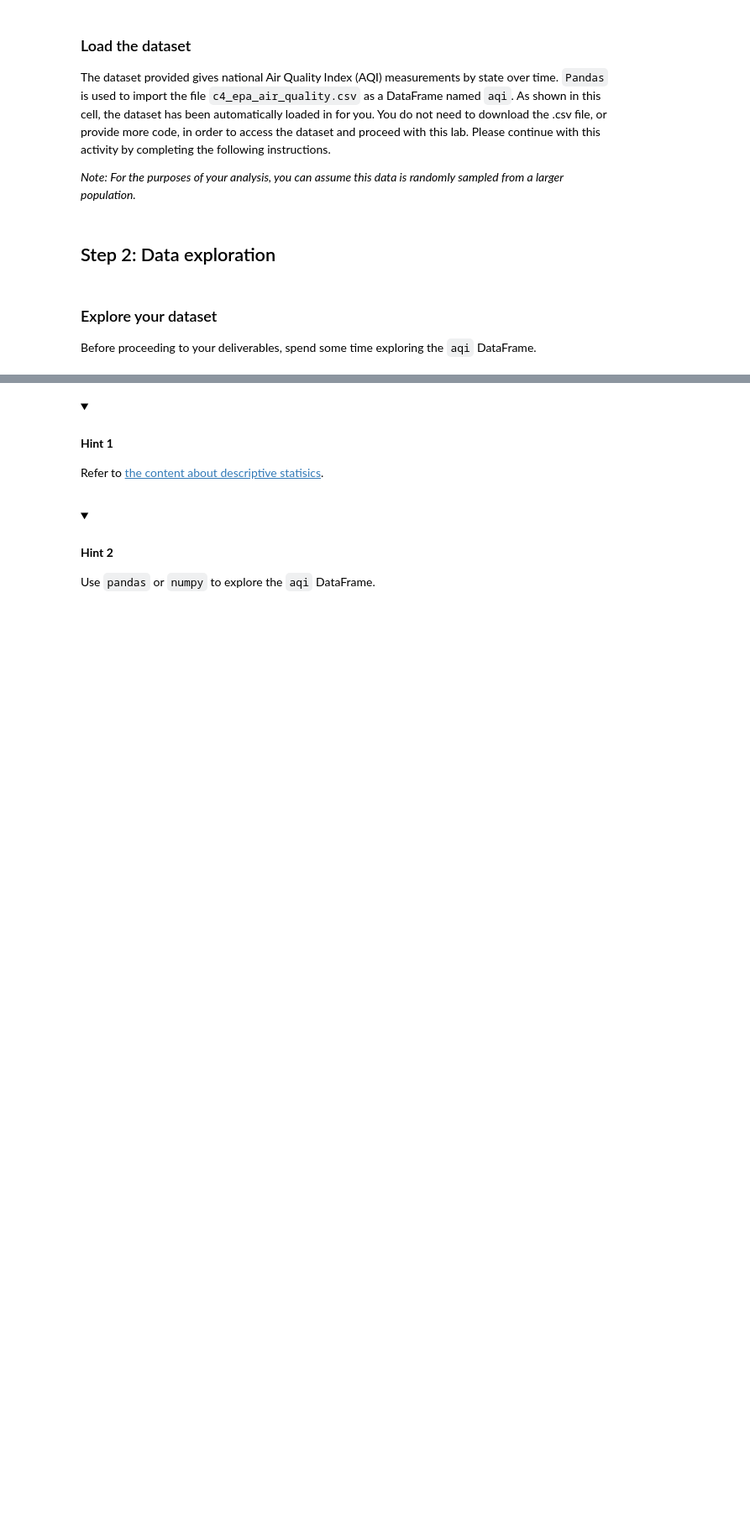
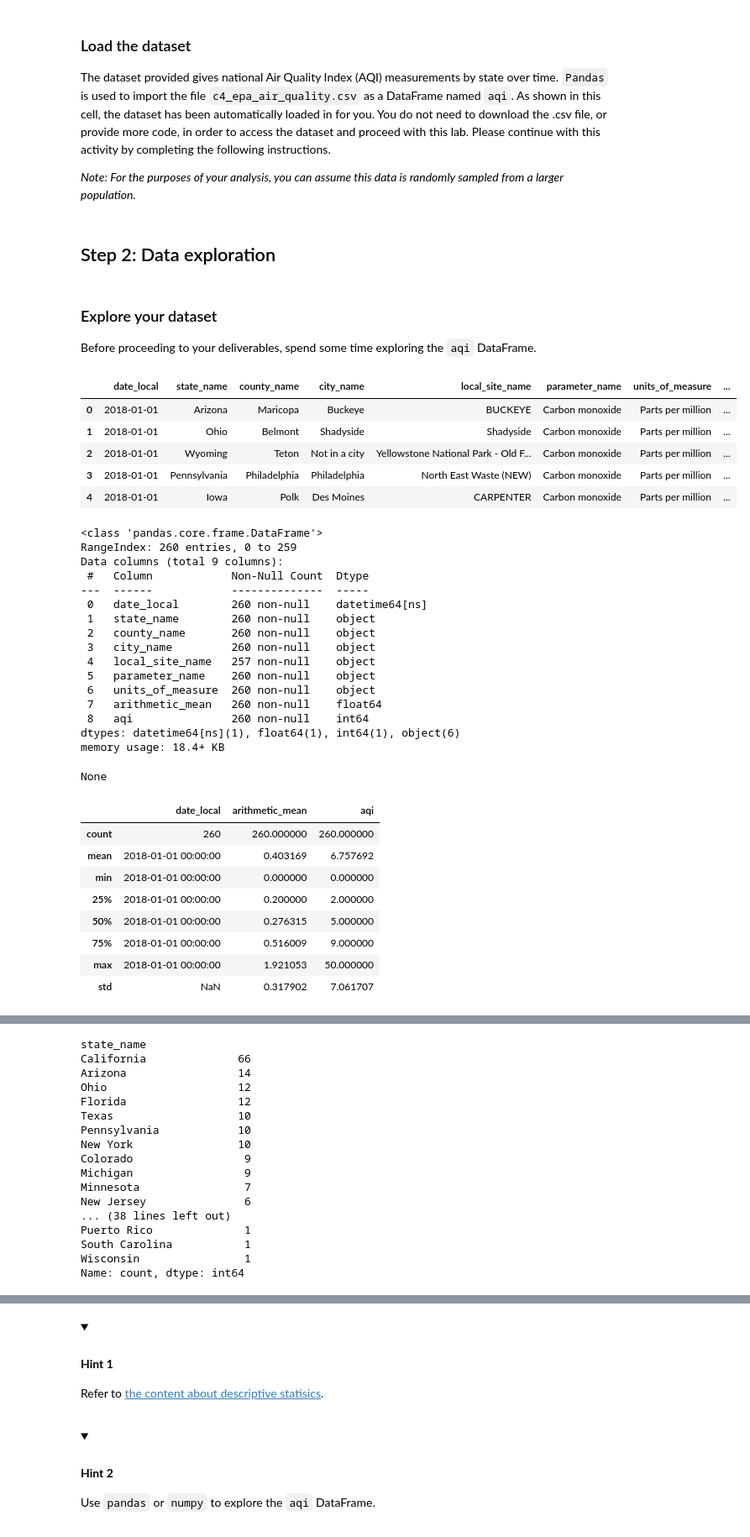
Before and after one commit to andrefsr/Google-Advanced-Data-Analytics-Certificate, a Jupyter notebook: Course 3/Atividades/Activity_Explore confidence intervals/Activity_Explore confidence intervals.ipynb, the cells around one changed output, grey strips where cells are left out. Shown at 84% size. Cells and saved outputs as stored; diff of their text form; code cells hidden in the pictures; folded sections open; blank space fills up the shorter version.

```diff
--- a/Course 3/Atividades/Activity_Explore confidence intervals/Activity_Explore confidence intervals.ipynb
+++ b/Course 3/Atividades/Activity_Explore confidence intervals/Activity_Explore confidence intervals.ipynb
@@ -46,0 +46,47 @@ Before proceeding to your deliverables, spend some time exploring the `aqi` Data
+# %%
+# Explore your DataFrame `aqi`.
+
+### YOUR CODE HERE ###
+
+aqi['date_local'] = pd.to_datetime(aqi['date_local'])
+aqi = aqi.drop(columns='Unnamed: 0').copy()
+
+display(aqi.head())
+display(aqi.info())
+display(aqi.describe())
+display(aqi.value_counts())
+
+display(aqi['state_name'].value_counts())
+# %% [output]
+|  | date_local | state_name | county_name | city_name | local_site_name | parameter_name | units_of_measure | ... |
+| 0 | 2018-01-01 | Arizona | Maricopa | Buckeye | BUCKEYE | Carbon monoxide | Parts per million | ... |
+| 1 | 2018-01-01 | Ohio | Belmont | Shadyside | Shadyside | Carbon monoxide | Parts per million | ... |
+| 2 | 2018-01-01 | Wyoming | Teton | Not in a city | Yellowstone National Park - Old F... | Carbon monoxide | Parts per million | ... |
+| 3 | 2018-01-01 | Pennsylvania | Philadelphia | Philadelphia | North East Waste (NEW) | Carbon monoxide | Parts per million | ... |
+| 4 | 2018-01-01 | Iowa | Polk | Des Moines | CARPENTER | Carbon monoxide | Parts per million | ... |
+<class 'pandas.core.frame.DataFrame'>
+RangeIndex: 260 entries, 0 to 259
+Data columns (total 9 columns):
+ #   Column            Non-Null Count  Dtype
+---  ------            --------------  -----
+ 0   date_local        260 non-null    datetime64[ns]
+ 1   state_name        260 non-null    object
+ 2   county_name       260 non-null    object
+ 3   city_name         260 non-null    object
+ 4   local_site_name   257 non-null    object
+ 5   parameter_name    260 non-null    object
+ 6   units_of_measure  260 non-null    object
+ 7   arithmetic_mean   260 non-null    float64
+ 8   aqi               260 non-null    int64
+dtypes: datetime64[ns](1), float64(1), int64(1), object(6)
+memory usage: 18.4+ KB
+None
+|  | date_local | arithmetic_mean | aqi |
+| count | 260 | 260.000000 | 260.000000 |
+| mean | 2018-01-01 00:00:00 | 0.403169 | 6.757692 |
+| min | 2018-01-01 00:00:00 | 0.000000 | 0.000000 |
+| 25% | 2018-01-01 00:00:00 | 0.200000 | 2.000000 |
+| 50% | 2018-01-01 00:00:00 | 0.276315 | 5.000000 |
+| 75% | 2018-01-01 00:00:00 | 0.516009 | 9.000000 |
+| max | 2018-01-01 00:00:00 | 1.921053 | 50.000000 |
+| std | NaN | 0.317902 | 7.061707 |
@@ -47,3 +106,20 @@ Before proceeding to your deliverables, spend some time exploring the `aqi` Data
+state_name
+California              66
+Arizona                 14
+Ohio                    12
+Florida                 12
+Texas                   10
+Pennsylvania            10
+New York                10
+Colorado                 9
+Michigan                 9
+Minnesota                7
+New Jersey               6
+... (38 lines left out)
+Puerto Rico              1
+South Carolina           1
+Wisconsin                1
+Name: count, dtype: int64
 # %% [markdown]
 **Question:** What time range does this data cover?
 
```
Also changed, not shown: parts of 21 cells of this notebook.
